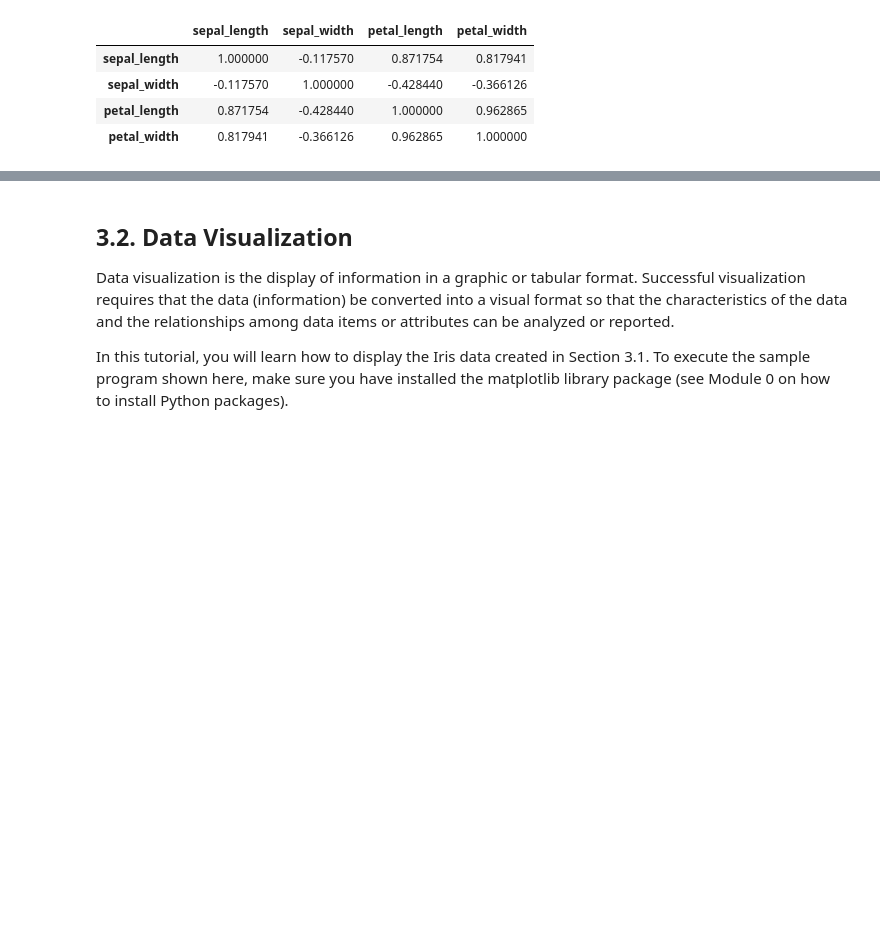
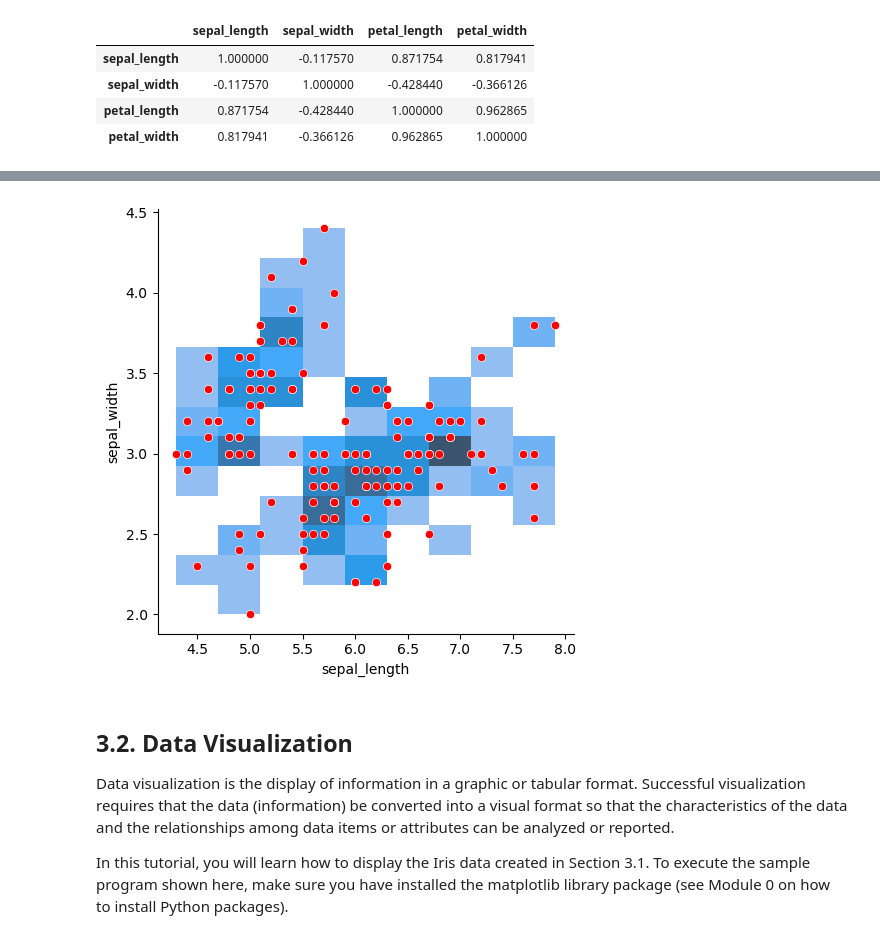
Before and after one commit to maptv/Introduction_to_Data_Mining_R_Examples, a Jupyter notebook: book_src/tutorial3.ipynb, the cells around one changed output, grey strips where cells are left out. Cells and saved outputs as stored; diff of their text form; code cells hidden in the pictures; blank space fills up the shorter version.

```diff
--- a/book_src/tutorial3.ipynb
+++ b/book_src/tutorial3.ipynb
@@ -288,3 +309,8 @@ Correlation:
+# %%
+sns.displot(iris, x="sepal_length", y="sepal_width");
+sns.scatterplot(iris, x="sepal_length", y="sepal_width", c="red");
+# %% [output]
+[figure, added]
 # %% [markdown]
 ## 3.2. Data Visualization
 
```
Also changed, not shown: parts of 5 cells of this notebook, 1 other file.
